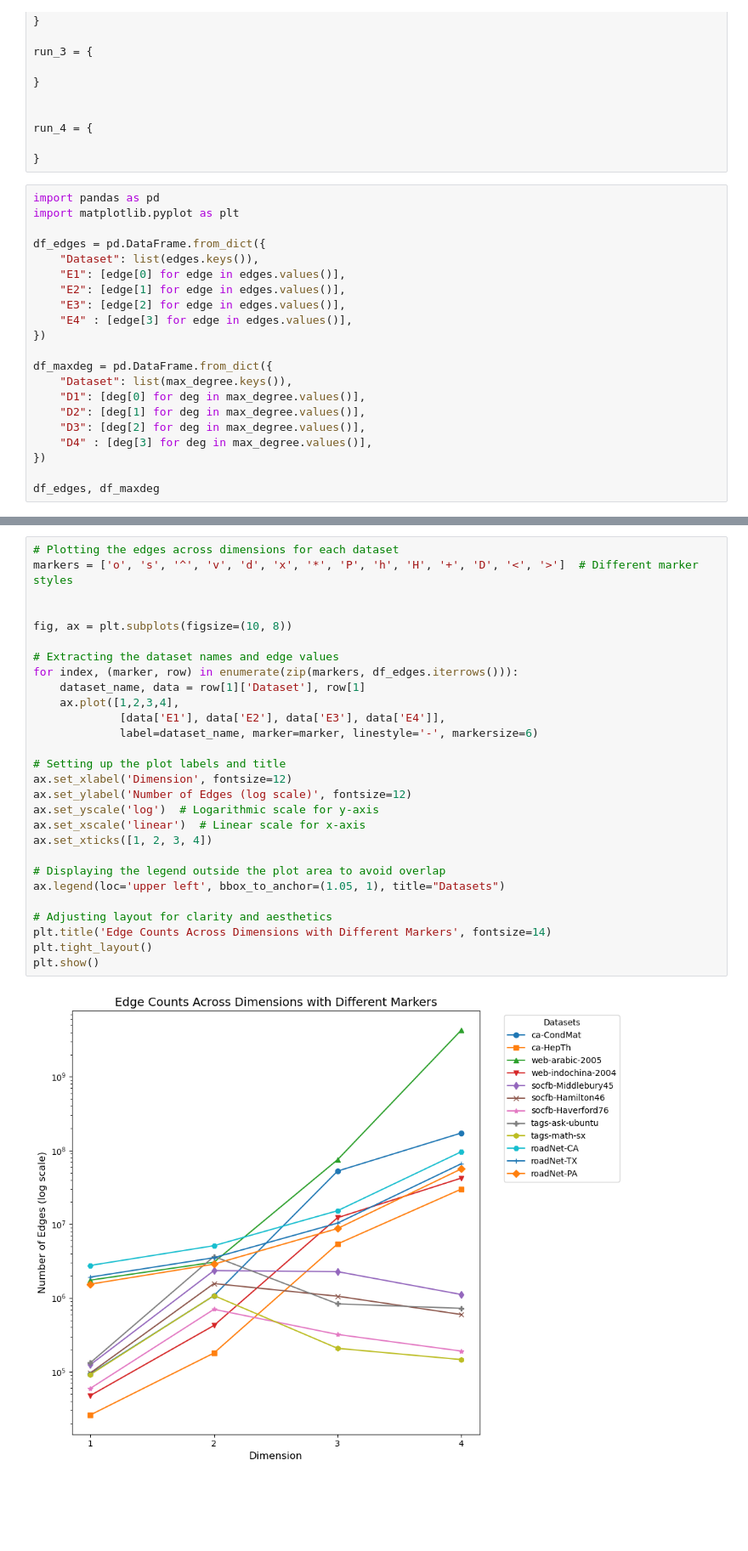
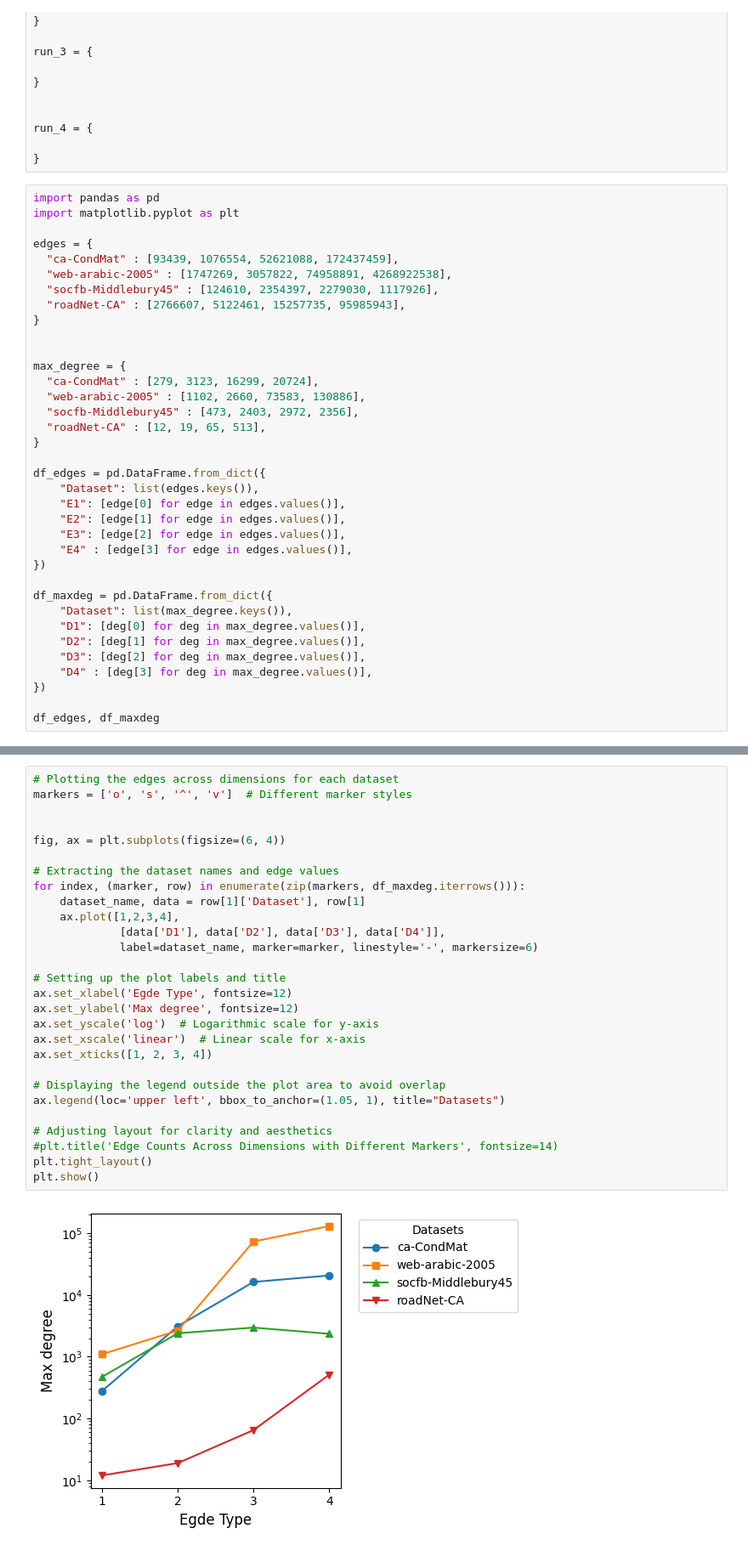
Before and after one commit to thisis05/distance-extended-graphlet, a Jupyter notebook: util.ipynb, the cells around one changed output, grey strips where cells are left out. Shown at 85% size. Saved outputs shown, nothing was run; the diff lists cells and outputs as text; blank space fills up the shorter version.

```diff
--- a/util.ipynb
+++ b/util.ipynb
@@ -126,6 +126,21 @@ run_4 = {
 # %%
 import pandas as pd
 import matplotlib.pyplot as plt
+
+edges = {
+  "ca-CondMat" : [93439, 1076554, 52621088, 172437459],
+  "web-arabic-2005" : [1747269, 3057822, 74958891, 4268922538],
+  "socfb-Middlebury45" : [124610, 2354397, 2279030, 1117926],
+  "roadNet-CA" : [2766607, 5122461, 15257735, 95985943],
+}
+
+
+max_degree = {
+  "ca-CondMat" : [279, 3123, 16299, 20724],
+  "web-arabic-2005" : [1102, 2660, 73583, 130886],
+  "socfb-Middlebury45" : [473, 2403, 2972, 2356],
+  "roadNet-CA" : [12, 19, 65, 513],
+}
 
 df_edges = pd.DataFrame.from_dict({
     "Dataset": list(edges.keys()),
@@ -165,30 +173,30 @@ df_edges, df_maxdeg
 # %%
 # Plotting the edges across dimensions for each dataset
-markers = ['o', 's', '^', 'v', 'd', 'x', '*', 'P', 'h', 'H', '+', 'D', '<', '>']  # Different marker styles
+markers = ['o', 's', '^', 'v']  # Different marker styles
 
 
-fig, ax = plt.subplots(figsize=(10, 8))
+fig, ax = plt.subplots(figsize=(6, 4))
 
 # Extracting the dataset names and edge values
-for index, (marker, row) in enumerate(zip(markers, df_edges.iterrows())):
+for index, (marker, row) in enumerate(zip(markers, df_maxdeg.iterrows())):
     dataset_name, data = row[1]['Dataset'], row[1]
     ax.plot([1,2,3,4],
-             [data['E1'], data['E2'], data['E3'], data['E4']],
+             [data['D1'], data['D2'], data['D3'], data['D4']],
              label=dataset_name, marker=marker, linestyle='-', markersize=6)
 
 # Setting up the plot labels and title
-ax.set_xlabel('Dimension', fontsize=12)
-ax.set_ylabel('Number of Edges (log scale)', fontsize=12)
+ax.set_xlabel('Egde Type', fontsize=12)
+ax.set_ylabel('Max degree', fontsize=12)
 ax.set_yscale('log')  # Logarithmic scale for y-axis
 ax.set_xscale('linear')  # Linear scale for x-axis
 ax.set_xticks([1, 2, 3, 4])
 
 # Displaying the legend outside the plot area to avoid overlap
 ax.legend(loc='upper left', bbox_to_anchor=(1.05, 1), title="Datasets")
 
 # Adjusting layout for clarity and aesthetics
-plt.title('Edge Counts Across Dimensions with Different Markers', fontsize=14)
+#plt.title('Edge Counts Across Dimensions with Different Markers', fontsize=14)
 plt.tight_layout()
 plt.show()
 # %% [output]
-[figure, old version]
+[figure, new version]
```
Also changed, not shown: parts of 1 cell of this notebook, 23 other files.
